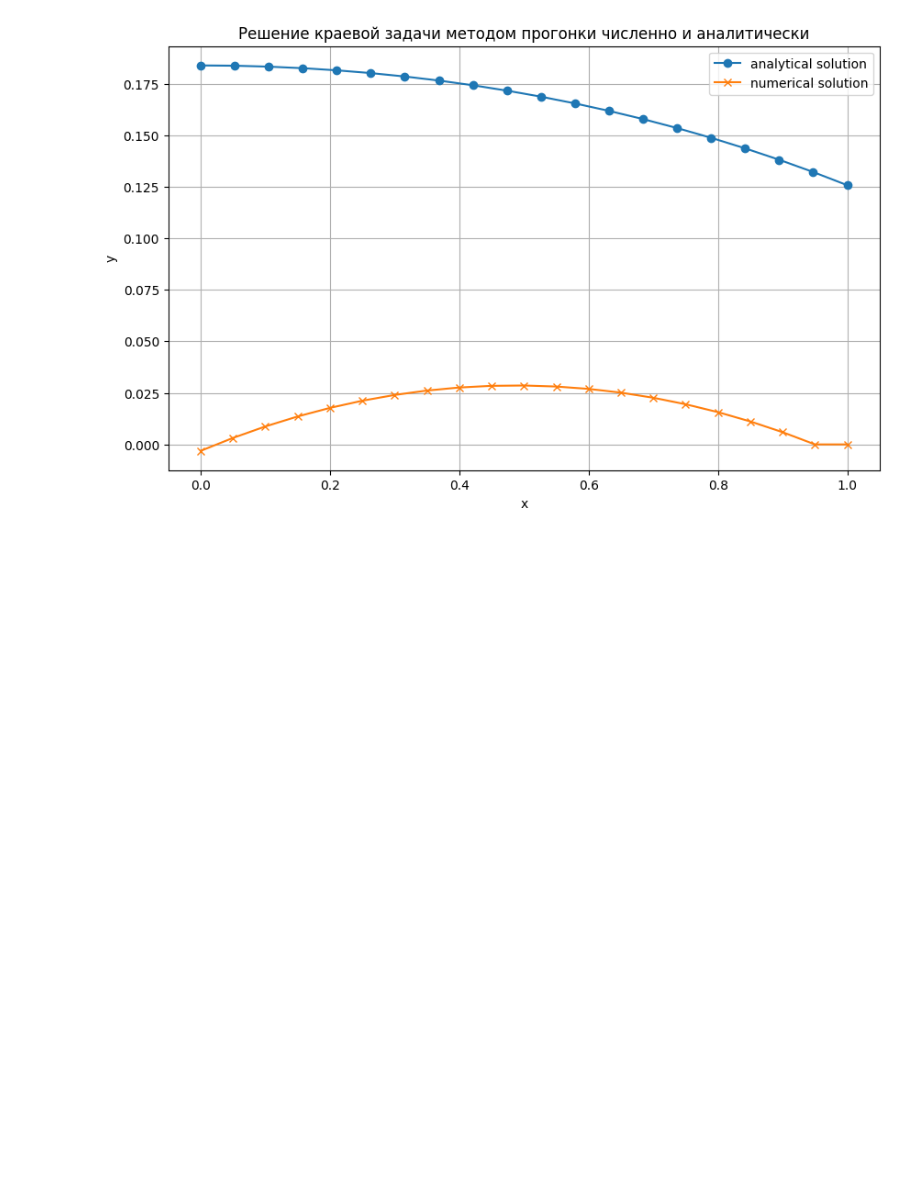
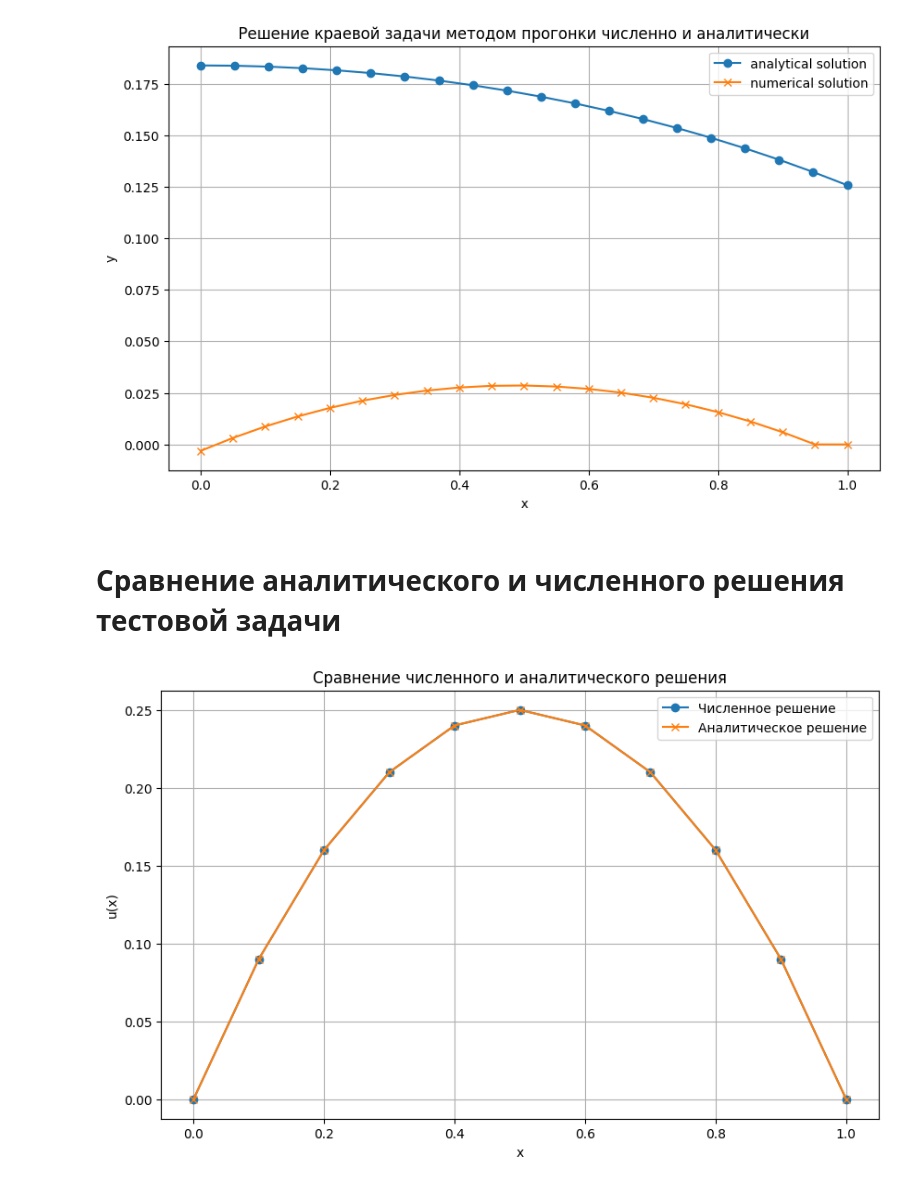
Before and after one commit to PFedya8/approximation_of_DE, a Jupyter notebook: test.ipynb, the cells around one changed output. Cells and saved outputs as stored; diff of their text form; code cells hidden in the pictures; blank space fills up the shorter version.

```diff
--- a/test.ipynb
+++ b/test.ipynb
@@ -232,3 +232,68 @@ plt.grid(True)
 plt.show()
 # %% [output]
 [figure]
+# %% [markdown]
+# Сравнение аналитического и численного решения тестовой задачи
+# %%
+# Повторное выполнение кода для решения простого дифференциального уравнения
+
+import numpy as np
+import matplotlib.pyplot as plt
+
+# Параметры задачи и функции
+N = 10  # количество узлов
+x = np.linspace(0, 1, N+1)  # координаты узлов
+h = 1.0 / N  # шаг сетки
+
+# Инициализация массивов
+y = np.zeros(N + 1)
+k = np.ones(N + 1)  # k(x) = 1
+q = np.zeros(N + 1)  # q(x) = 0
+fi = np.full(N + 1, 2)  # f(x) = -2
+
+# Аналитическое решение
+u_analytical = -x**2 + x
+
+# Функция для метода прогонки
+def sweep_method(y, k, fi, q, N):
+    h = 1.0 / N
+    alf = np.zeros(N + 2)
+    bet = np.zeros(N + 2)
+    a = np.zeros(N + 2)
+    b = np.zeros(N + 2)
+    c = np.zeros(N + 2)
+
+    for j in range(1, N):
+        b[j] = (k[j + 1] + k[j]) / (2 * h ** 2)
+        a[j] = (k[j - 1] + k[j]) / (2 * h ** 2)
+        c[j] = (k[j + 1] + 2 * k[j] + k[j - 1]) / (2 * h ** 2) + q[j]
+
+    # Forward sweep
+    alf[1] = 0
+    bet[1] = 0
+
+    for j in range(1, N):
+        alf[j+1] = b[j] / (c[j] - a[j] * alf[j])
+        bet[j+1] = (fi[j] + a[j] * bet[j]) / (c[j] - a[j] * alf[j])
+
+    # Backward substitution
+    y[N] = 0
+
+    for j in range(N-1, -1, -1):
+        y[j] = alf[j+1] * y[j+1] + bet[j+1]
+
+# Применяем метод прогонки
+sweep_method(y, k, fi, q, N)
+
+# Построение графика
+plt.figure(figsize=(10, 6))
+plt.plot(x, y, marker='o', label='Численное решение')
+plt.plot(x, u_analytical, marker='x', label='Аналитическое решение')
+plt.xlabel("x")
+plt.ylabel("u(x)")
+plt.title("Сравнение численного и аналитического решения")
+plt.legend()
+plt.grid(True)
+plt.show()
+# %% [output]
+[figure, added]
```
